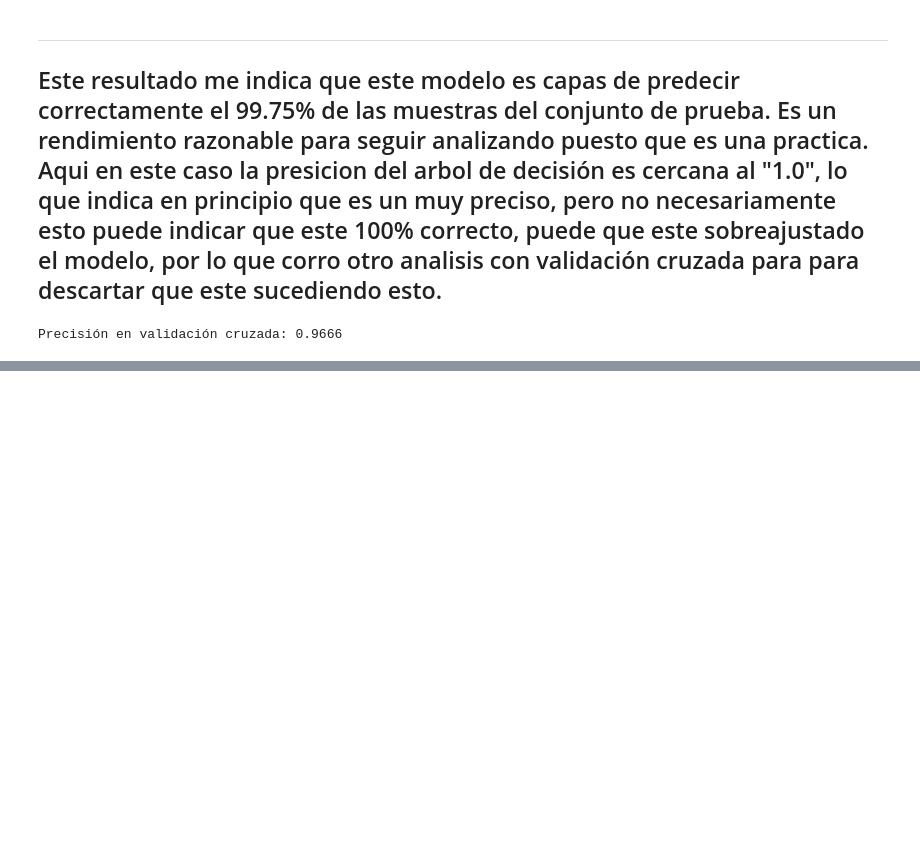
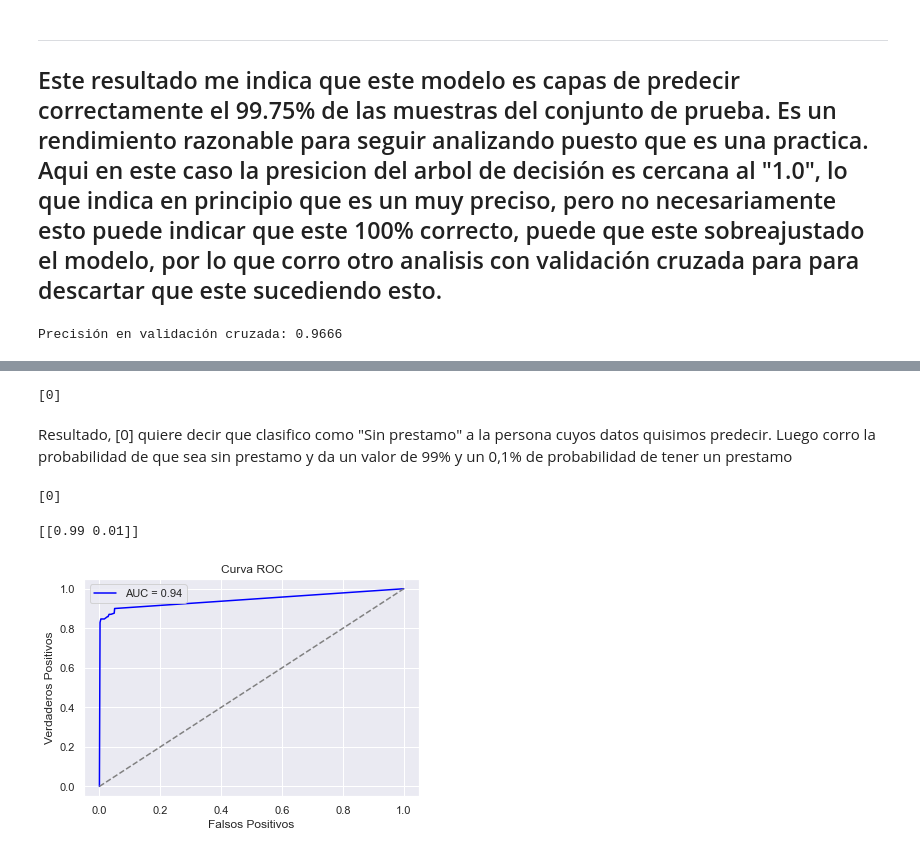
Before and after one commit to NestorDiazDataSC/Analisis_de_Datos, a Jupyter notebook: Bank_Personal_Loan/Bank_Personal_Loan.ipynb, the cells around one changed output, grey strips where cells are left out. Cells and saved outputs as stored; diff of their text form; code cells hidden in the pictures; blank space fills up the shorter version.

```diff
--- a/Bank_Personal_Loan/Bank_Personal_Loan.ipynb
+++ b/Bank_Personal_Loan/Bank_Personal_Loan.ipynb
@@ -414,0 +401,31 @@ print(classifier.predict_proba([[60, 35, 2018, 1, 2, 0, 0, 0, 0, 0, 1]]))
+# %%
+print (classifier.predict ([[60, 35, 18, 1, 2, 0, 0, 0, 0, 0, 1]]))
+# %% [output]
+[0]
+# %% [markdown]
+Resultado, [0] quiere decir que clasifico como "Sin prestamo" a la persona cuyos datos quisimos predecir. Luego corro la probabilidad de que sea sin prestamo y da un valor de 99% y un 0,1% de probabilidad de tener un prestamo
+# %%
+print (classifier.predict ([[60, 35, 2018, 1, 2, 0, 0, 0, 0, 0, 1]]))
+# %% [output]
+[0]
+# %%
+print(classifier.predict_proba([[60, 35, 2018, 1, 2, 0, 0, 0, 0, 0, 1]]))
+# %% [output]
+[[0.99 0.01]]
+# %%
+from sklearn.metrics import roc_curve, auc
+
+y_prob = tree.predict_proba(X_test)[:, 1]  # Probabilidad de clase positiva
+fpr, tpr, _ = roc_curve(y_test, y_prob)
+roc_auc = auc(fpr, tpr)
+
+plt.figure(figsize=(6, 4))
+plt.plot(fpr, tpr, color='blue', label=f'AUC = {roc_auc:.2f}')
+plt.plot([0, 1], [0, 1], color='gray', linestyle='--')
+plt.xlabel("Falsos Positivos")
+plt.ylabel("Verdaderos Positivos")
+plt.title("Curva ROC")
+plt.legend()
+plt.show()
+# %% [output]
+[figure, added]
```
Also changed, not shown: parts of 42 cells of this notebook.
